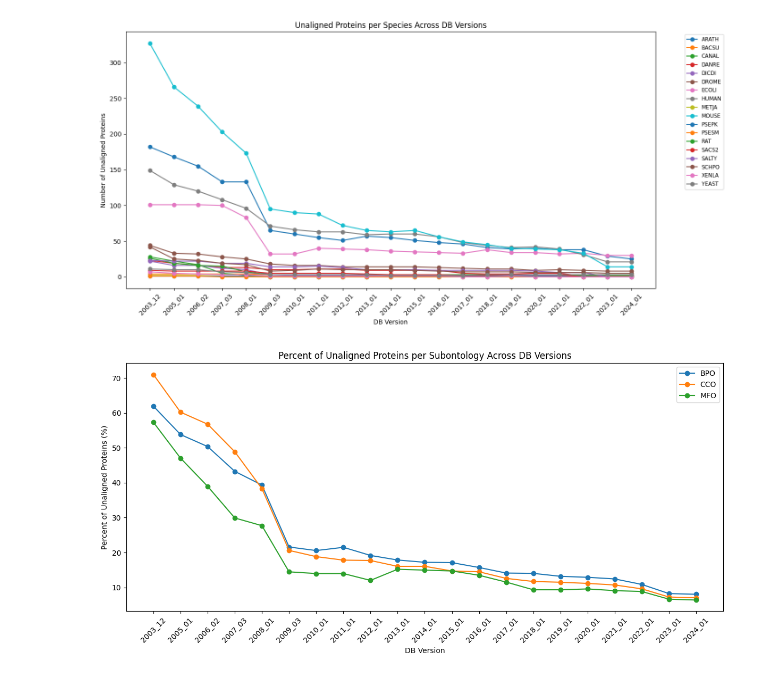
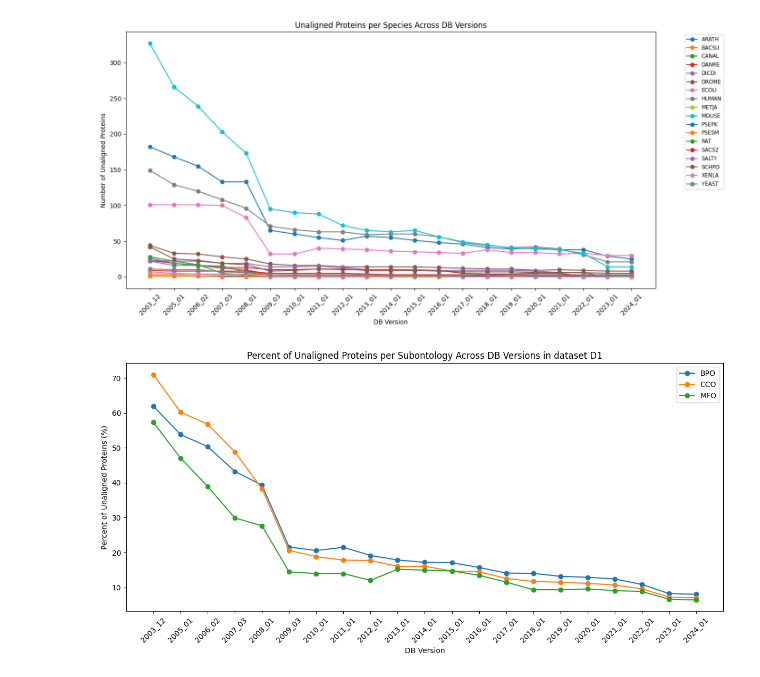
Before and after one commit to atoffano/PFP_baselines, a Jupyter notebook: embedding_explo.ipynb, the cells around one changed output. Cells and saved outputs as stored; diff of their text form; code cells hidden in the pictures.

```diff
--- a/embedding_explo.ipynb
+++ b/embedding_explo.ipynb
@@ -53,9 +53,9 @@ mfo = pd.read_csv('/home/atoffano/PFP_baselines/D1_test_annotations/D1_MFO_test.
 subont_sets = {'BPO': set(bpo), 'CCO': set(cco), 'MFO': set(mfo)}
 
 # Load unaligned protein sets for coloring
-unaligned_bpo = set(pd.read_csv('/home/atoffano/PFP_baselines/2024_01/baselines_D1_2024_01_BPO/unaligned_proteins_D1_2024_01_BPO.txt', header=None)[0])
-unaligned_cco = set(pd.read_csv('/home/atoffano/PFP_baselines/2024_01/baselines_D1_2024_01_CCO/unaligned_proteins_D1_2024_01_CCO.txt', header=None)[0])
-unaligned_mfo = set(pd.read_csv('/home/atoffano/PFP_baselines/2024_01/baselines_D1_2024_01_MFO/unaligned_proteins_D1_2024_01_MFO.txt', header=None)[0])
+unaligned_bpo = set(pd.read_csv('/home/atoffano/PFP_baselines/2020_01/baselines_D1_2020_01_BPO/unaligned_proteins_D1_2020_01_BPO.txt', header=None)[0])
+unaligned_cco = set(pd.read_csv('/home/atoffano/PFP_baselines/2020_01/baselines_D1_2020_01_CCO/unaligned_proteins_D1_2020_01_CCO.txt', header=None)[0])
+unaligned_mfo = set(pd.read_csv('/home/atoffano/PFP_baselines/2020_01/baselines_D1_2020_01_MFO/unaligned_proteins_D1_2020_01_MFO.txt', header=None)[0])
 unaligned_sets = {'BPO': unaligned_bpo, 'CCO': unaligned_cco, 'MFO': unaligned_mfo}
 
 # Load embeddings and filter to all proteins in any subontology
@@ -426,59 +471,60 @@ plt.show()
 # %%
 import os
 import pandas as pd
 import matplotlib.pyplot as plt
 
 # List of DB versions (dates)
 dates = [
     '2024_01', '2023_01', '2022_01', '2021_01', '2020_01', '2019_01', '2018_01',
     '2017_01', '2016_01', '2015_01', '2014_01', '2013_01', '2012_01', '2011_01',
     '2010_01', '2009_03', '2008_01', '2007_03', '2006_02', '2005_01', '2003_12'
 ]
 dates.reverse()
 subontologies = ['BPO', 'CCO', 'MFO']
 
 base_folder = '/home/atoffano/PFP_baselines'
 
-# Get total number of proteins per subontology
-total_proteins = {}
-for subont in subontologies:
-    anno_file = os.path.join(base_folder, f'D1_test_annotations/D1_{subont}_test.tsv')
-    if os.path.exists(anno_file):
-        df = pd.read_csv(anno_file, sep='\t')
-        total_proteins[subont] = df['target_ID'].nunique()
-    else:
-        total_proteins[subont] = 1  # avoid division by zero
+for dset  in ['D1', 'H30']:
+    # Get total number of proteins per subontology
+    total_proteins = {}
+    for subont in subontologies:
+        anno_file = os.path.join(base_folder, f'{dset}_test_annotations/{dset}_{subont}_test.tsv')
+        if os.path.exists(anno_file):
+            df = pd.read_csv(anno_file, sep='\t')
+            total_proteins[subont] = df['target_ID'].nunique()
+        else:
+            total_proteins[subont] = 1  # avoid division by zero
 
-# percent_unaligned[date][subont] = percent
-percent_unaligned = {date: {} for date in dates}
+    # percent_unaligned[date][subont] = percent
+    percent_unaligned = {date: {} for date in dates}
 
-for date in dates:
+    for date in dates:
+        for subont in subontologies:
+            file_path = os.path.join(
+                base_folder,
+                f"{date}/baselines_{dset}_{date}_{subont}/unaligned_proteins_{dset}_{date}_{subont}.txt"
+            )
+            if os.path.exists(file_path):
+                with open(file_path) as f:
+                    proteins = {line.strip() for line in f if line.strip()}
+                percent = 100 * len(proteins) / total_proteins[subont] if total_proteins[subont] else 0
+            else:
+                percent = 0
+            percent_unaligned[date][subont] = percent
+
+    # Build DataFrame: rows=db version, columns=subontology, values=percent
+    df = pd.DataFrame(percent_unaligned).T[subontologies]
+
+    # Plot
+    plt.figure(figsize=(12, 6))
     for subont in subontologies:
-        file_path = os.path.join(
-            base_folder,
-            f"{date}/baselines_D1_{date}_{subont}/unaligned_proteins_D1_{date}_{subont}.txt"
-        )
-        if os.path.exists(file_path):
-            with open(file_path) as f:
-                proteins = {line.strip() for line in f if line.strip()}
-            percent = 100 * len(proteins) / total_proteins[subont] if total_proteins[subont] else 0
-        else:
-            percent = 0
-        percent_unaligned[date][subont] = percent
-
-# Build DataFrame: rows=db version, columns=subontology, values=percent
-df = pd.DataFrame(percent_unaligned).T[subontologies]
-
-# Plot
-plt.figure(figsize=(12, 6))
-for subont in subontologies:
-    plt.plot(df.index, df[subont], marker='o', label=subont)
-plt.xlabel('DB Version')
-plt.ylabel('Percent of Unaligned Proteins (%)')
-plt.title('Percent of Unaligned Proteins per Subontology Across DB Versions')
-plt.xticks(rotation=45)
-plt.legend()
-plt.tight_layout()
-plt.show()
+        plt.plot(df.index, df[subont], marker='o', label=subont)
+    plt.xlabel('DB Version')
+    plt.ylabel('Percent of Unaligned Proteins (%)')
+    plt.title('Percent of Unaligned Proteins per Subontology Across DB Versions in dataset ' + dset)
+    plt.xticks(rotation=45)
+    plt.legend()
+    plt.tight_layout()
+    plt.show()
 # %% [output]
-[figure, old version]
+[figure, new version]
```
Also changed, not shown: parts of 6 cells of this notebook, 5 other files.
